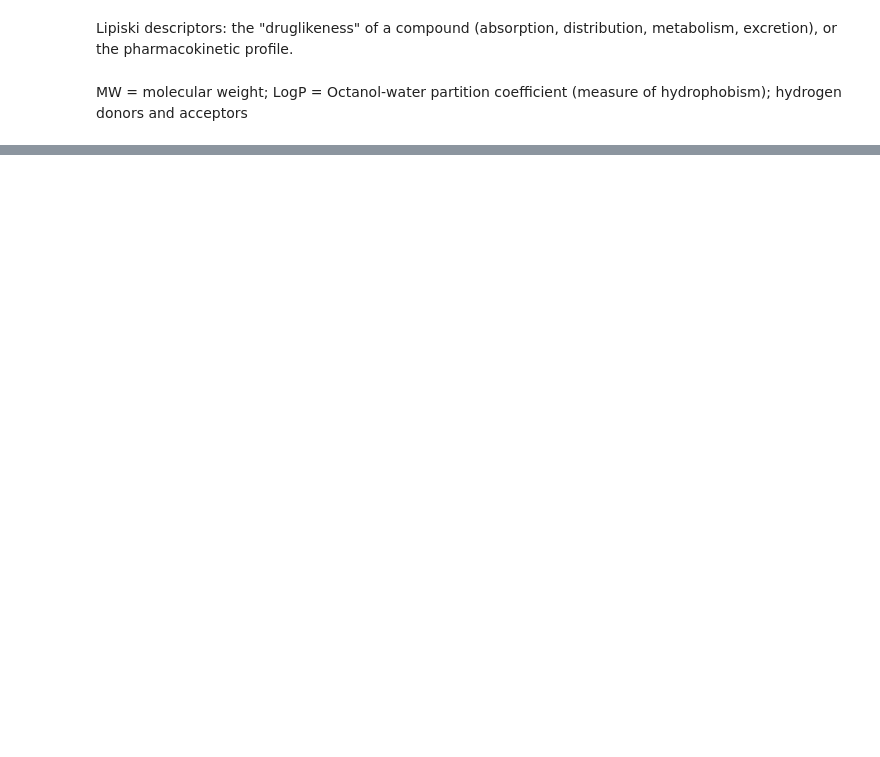
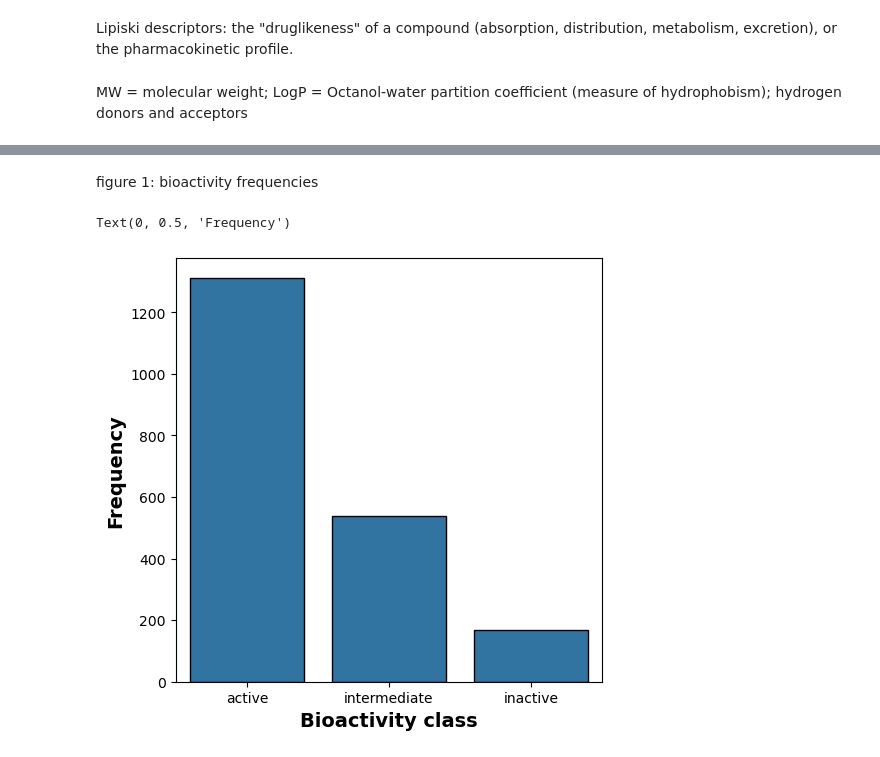
Before and after one commit to al1ska06/progProj, a Jupyter notebook: bio.ipynb, the cells around one changed output, grey strips where cells are left out. Cells and saved outputs as stored; diff of their text form; code cells hidden in the pictures; blank space fills up the shorter version.

```diff
--- a/bio.ipynb
+++ b/bio.ipynb
@@ -37,4 +56,4 @@ for i in df.standard_value:
 #combining into df
 finaldf = df[['molecule_chembl_id', 'canonical_smiles', 'standard_value']]
 #canonical smile is another way to depict molecular structure in text: https://luis-vollmers.medium.com/tutorial-to-smiles-and-canonical-smiles-explained-with-examples-fbc8a46ca29f
-pd.concat([finaldf, pd.Series(act_class)], axis = 1)
+finaldf = pd.concat([finaldf, pd.Series(act_class, name = 'bioactivity_class')], axis = 1)
@@ -92,8 +97,8 @@ def lipinski(smiles, verbose=False):
 # %% [markdown]
 MW = molecular weight; LogP = Octanol-water partition coefficient (measure of hydrophobism); hydrogen donors and acceptors
 # %%
+finaldf= finaldf.dropna(subset = ['canonical_smiles'])
 lip_df = lipinski(finaldf.canonical_smiles)
 df_combine = pd.concat([finaldf, lip_df], axis = 1)
-df_combine = df_combine.dropna()
 df_combine['standard_value'] = pd.to_numeric(df_combine['standard_value'])
 df_combine
@@ -129,0 +163,15 @@ df_final
+# %% [markdown]
+figure 1: bioactivity frequencies
+# %%
+import seaborn as sns
+import matplotlib.pyplot as plt
+
+plt.figure(figsize=(5.5, 5.5))
+
+sns.countplot(x= 'bioactivity_class', data= df_final, edgecolor='black')
+
+plt.xlabel('Bioactivity class', fontsize=14, fontweight='bold')
+plt.ylabel('Frequency', fontsize=14, fontweight='bold')
+# %% [output]
+Text(0, 0.5, 'Frequency')
+[figure, added]
```
Also changed, not shown: parts of 13 cells of this notebook.
